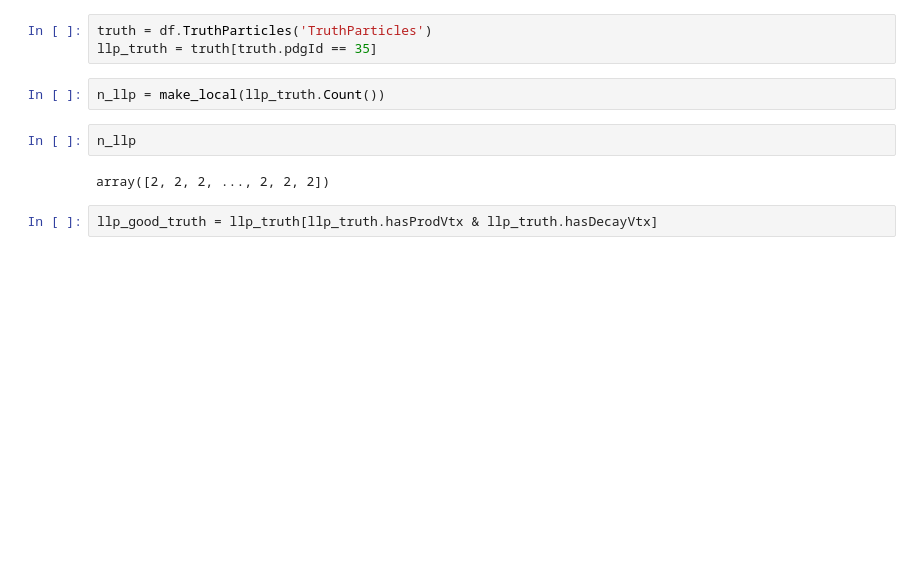
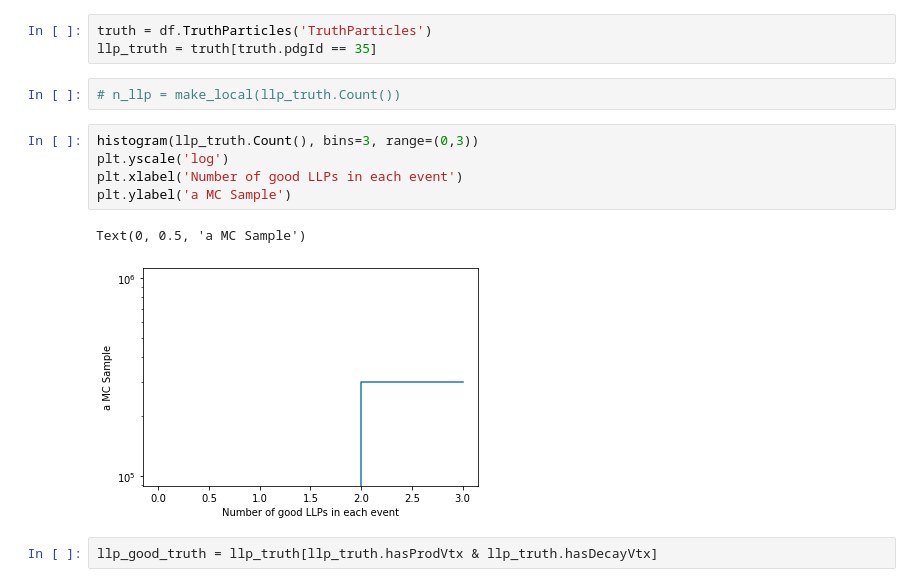
Before and after one commit to gordonwatts/CalMS, a Jupyter notebook: MCStudies/SampleLifetimes.ipynb, the cells around one changed output. Cells and saved outputs as stored; diff of their text form; blank space fills up the shorter version.

```diff
--- a/MCStudies/SampleLifetimes.ipynb
+++ b/MCStudies/SampleLifetimes.ipynb
@@ -27,10 +29,14 @@ df = xaod_table(dataset)
 truth = df.TruthParticles('TruthParticles')
 llp_truth = truth[truth.pdgId == 35]
 # %%
-n_llp = make_local(llp_truth.Count())
+# n_llp = make_local(llp_truth.Count())
-# %%
-n_llp
-# %% [output]
-array([2, 2, 2, ..., 2, 2, 2])
+# %%
+histogram(llp_truth.Count(), bins=3, range=(0,3))
+plt.yscale('log')
+plt.xlabel('Number of good LLPs in each event')
+plt.ylabel('a MC Sample')
+# %% [output]
+Text(0, 0.5, 'a MC Sample')
+[figure, added]
 # %%
 llp_good_truth = llp_truth[llp_truth.hasProdVtx & llp_truth.hasDecayVtx]
```
Also changed, not shown: parts of 10 cells of this notebook, 1 other file.
